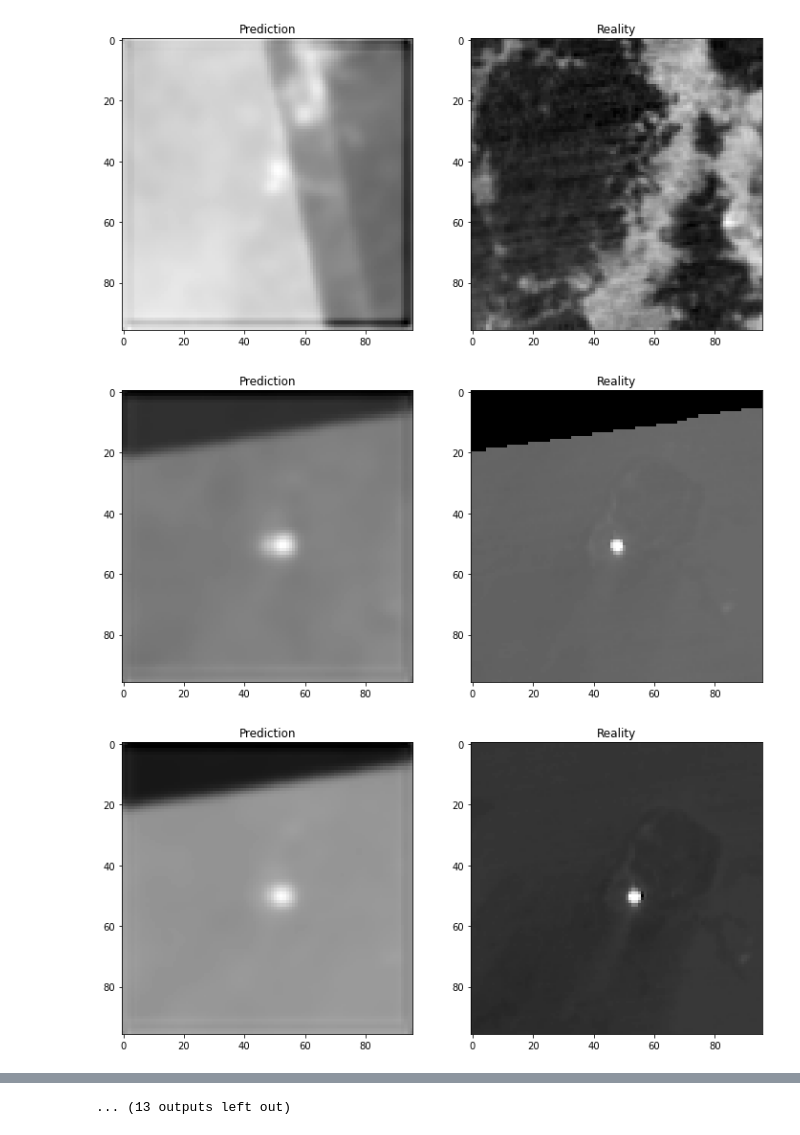
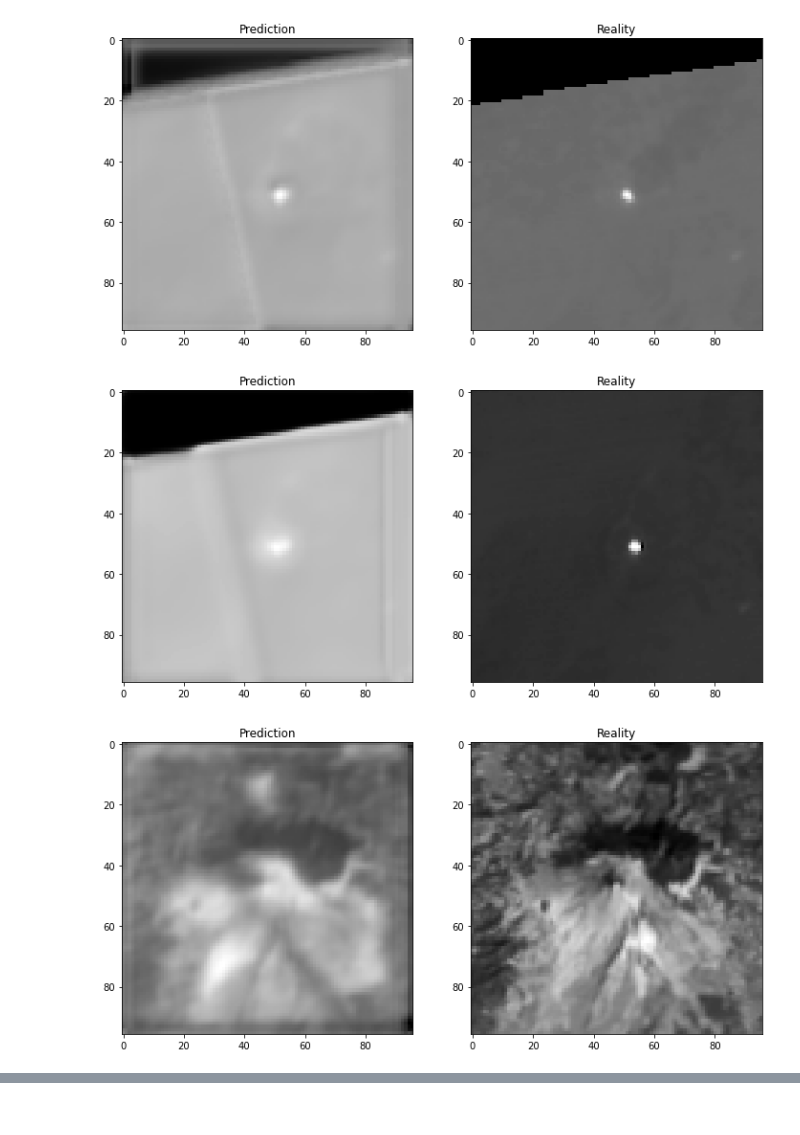
Before and after one commit to jdiaz4302/VolcanoesIR, a Jupyter notebook: 10_viewing_09_results.ipynb, the cells around one changed output, grey strips where cells are left out. Cells and saved outputs as stored; diff of their text form; code cells hidden in the pictures.

Commit message:
Added train+valid viz from 1000 epochs

```diff
--- a/10_viewing_09_results.ipynb
+++ b/10_viewing_09_results.ipynb
@@ -4,7 +4,7 @@ import numpy as np
 import matplotlib.pyplot as plt
 %matplotlib inline
 # %%
-output_dir = 'outputs/'
+output_dir = 'outputs_2/'
 # %%
 training_outputs = os.listdir(output_dir)
 # %%
@@ -20,0 +21,3 @@ plt.plot(loss_RunAvg20_array);
+# %%
+train_y_hat = np.load(output_dir + 'train_prediction.npy')
+train_y = np.load(output_dir + 'train_truth.npy')
@@ -20,0 +28,7 @@ plt.plot(loss_RunAvg20_array);
+# %%
+for i in range(10):
+    f, axarr = plt.subplots(1, 2)
+    f.set_figheight(6)
+    f.set_figwidth(12)
+    axarr[0].imshow(train_y_hat[i, 0, 2, :, :], cmap = 'gist_gray')
+    axarr[1].imshow(train_y[i, 0, 2, :, :], cmap = 'gist_gray')
@@ -21,5 +46,5 @@ plt.plot(loss_RunAvg20_array);
 # %%
-for i in range(25):
+for i in range(10):
 
     f, axarr = plt.subplots(1, 2)
     f.set_figheight(6)
@@ -45,3 +70,3 @@ for i in range(25):
-[figure, old version]
+[figure, new version]
-[figure, old version]
+[figure, new version]
-[figure, old version]
+[figure, new version]
@@ -52 +74,0 @@ for i in range(25):
-... (13 outputs left out)
```
Also changed, not shown: parts of 5 cells of this notebook.
